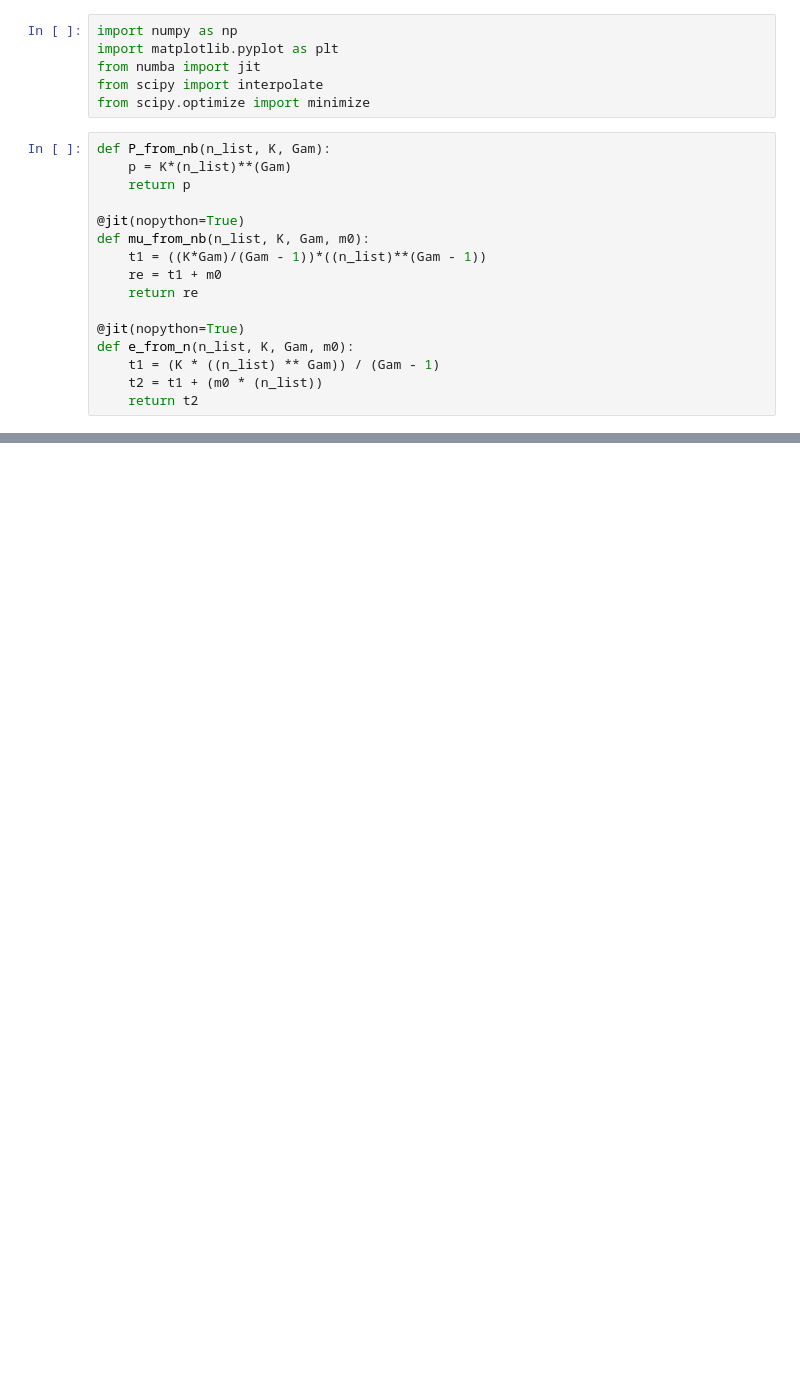
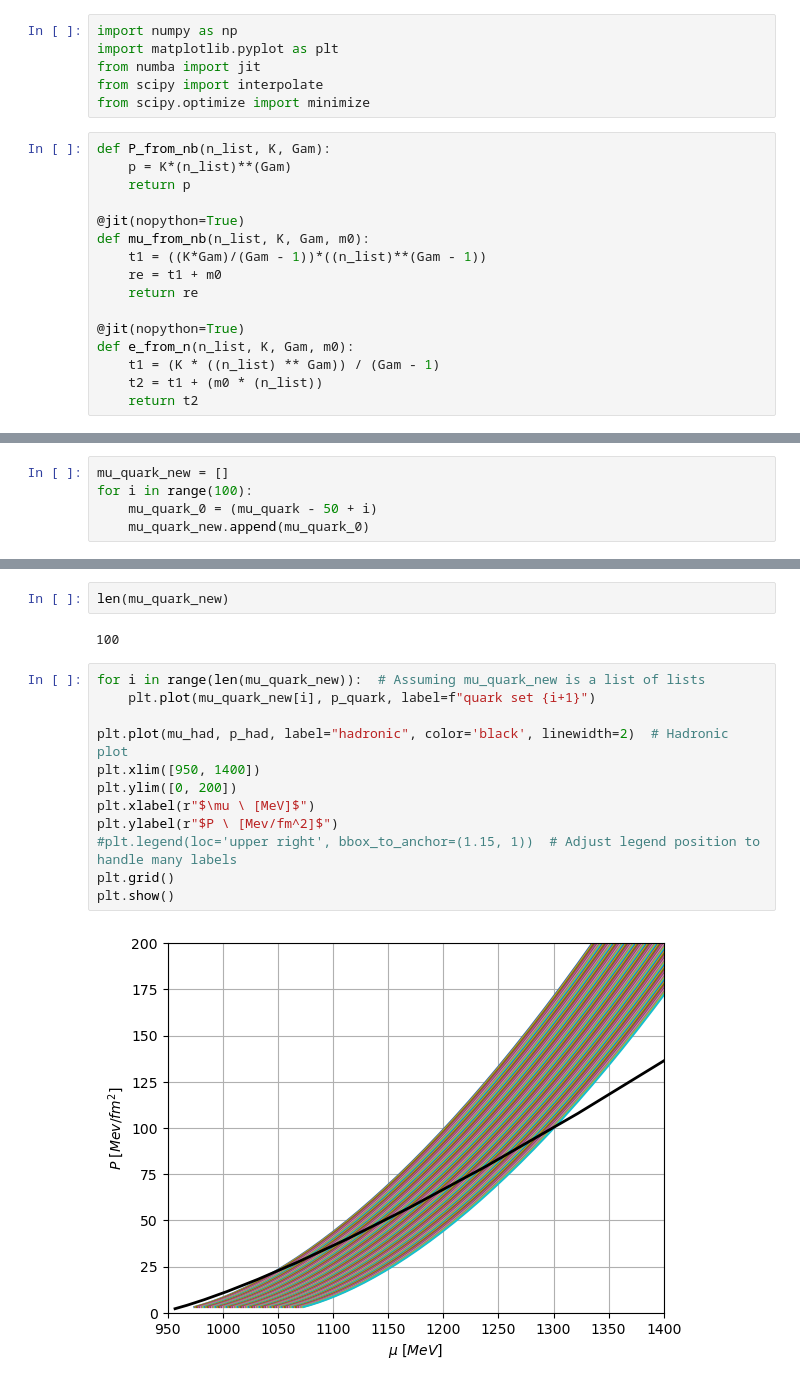
Before and after one commit to katta626/Phase_Transition, a Jupyter notebook: code/Quadraticfit/Eos_Different_mu.ipynb, the cells around one changed output, grey strips where cells are left out. Saved outputs shown, nothing was run; the diff lists cells and outputs as text; blank space fills up the shorter version.

```diff
--- a/code/Quadraticfit/Eos_Different_mu.ipynb
+++ b/code/Quadraticfit/Eos_Different_mu.ipynb
@@ -55,0 +60,5 @@ plt.grid()
+# %%
+mu_quark_new = []
+for i in range(100):
+    mu_quark_0 = (mu_quark - 50 + i)
+    mu_quark_new.append(mu_quark_0)
@@ -55,0 +85,18 @@ plt.grid()
+# %%
+len(mu_quark_new)
+# %% [output]
+100
+# %%
+for i in range(len(mu_quark_new)):  # Assuming mu_quark_new is a list of lists
+    plt.plot(mu_quark_new[i], p_quark, label=f"quark set {i+1}")
+
+plt.plot(mu_had, p_had, label="hadronic", color='black', linewidth=2)  # Hadronic plot
+plt.xlim([950, 1400])
+plt.ylim([0, 200])
+plt.xlabel(r"$\mu \ [MeV]$")
+plt.ylabel(r"$P \ [Mev/fm^2]$")
+#plt.legend(loc='upper right', bbox_to_anchor=(1.15, 1))  # Adjust legend position to handle many labels
+plt.grid()
+plt.show()
+# %% [output]
+[figure, added]
```
Also changed, not shown: parts of 13 cells of this notebook.
